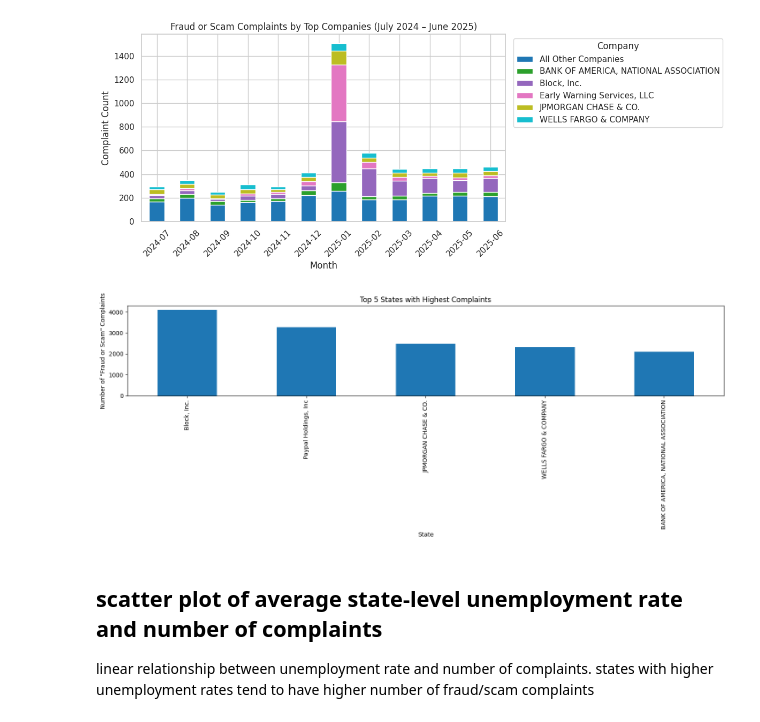
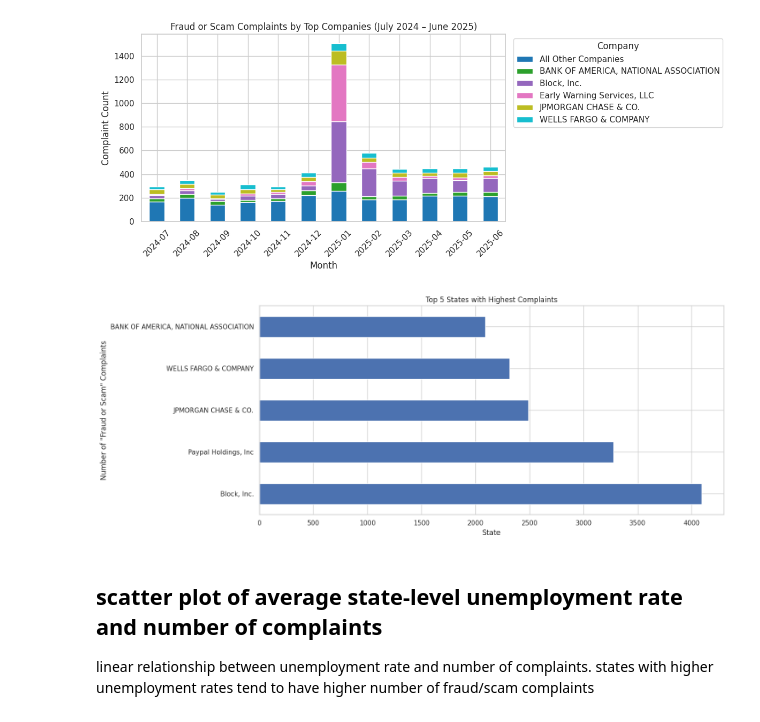
Before and after one commit to laurynjlittle/APST2047_Messy_Data_ML_Project, a Jupyter notebook: NB1_Messy_Data_Dataset_Preprocessing_JL.ipynb, the cells around one changed output. Cells and saved outputs as stored; diff of their text form; code cells hidden in the pictures.

```diff
--- a/NB1_Messy_Data_Dataset_Preprocessing_JL.ipynb
+++ b/NB1_Messy_Data_Dataset_Preprocessing_JL.ipynb
@@ -285,17 +301,6 @@ import seaborn as sns
 
 import pandas as pd
 
-# 1. Create numeric relief column safely
-if raw_data["monetary_relief"].dtype == "object":
-  raw_data["relief_num"] = (
-      raw_data["monetary_relief"]
-      .fillna("")
-      .str.lower()
-      .isin(["yes", "true", "1"])
-      .astype(int)
-  )
-else:
-  raw_data["relief_num"] = raw_data["monetary_relief"].fillna(0).astype(int)
 
 # 2. Complete mapping of all 93 issue strings into 5 macro categories
 issue_to_category = {
@@ -454,7 +459,7 @@ summary = (
     raw_data.groupby("issue_category")
     .agg(
         complaint_count=("complaint_id", "count"),
-        monetary_relief_pct=("relief_num", lambda s: round(s.mean() * 100, 2)),
+        monetary_relief_pct=("monetary_relief", lambda s: round(s.mean() * 100, 2)),
     )
     .sort_values("monetary_relief_pct", ascending=False)
 )
@@ -541,19 +546,6 @@ import seaborn as sns
 sns.set_theme(style="whitegrid")
 
 # 1. Ensure numeric relief indicator exists
-if "relief_num" not in raw_data.columns:
-  if "monetary_relief" in raw_data.columns:
-    raw_data["relief_num"] = (
-        raw_data["monetary_relief"]
-        .astype(str)
-        .str.lower()
-        .isin(["yes", "true", "1"])
-        .astype(int)
-    )
-  else:
-    raw_data["relief_num"] = (
-        raw_data["Relief_Status"] == "Monetary Relief"
-    ).astype(int)
 
 us_states = {
     "AL",
@@ -614,9 +606,9 @@ df_states = raw_data[raw_data["state"].isin(us_states)].copy()
 state_summary = (
     df_states.groupby("state", as_index=False)
     .agg(
-        total_complaints=("relief_num", "count"),
-        approved_count=("relief_num", "sum"),
-        approval_pct=("relief_num", lambda s: s.mean() * 100),
+        total_complaints=("monetary_relief", "count"),
+        approved_count=("monetary_relief", "sum"),
+        approval_pct=("monetary_relief", lambda s: s.mean() * 100),
     )
     .sort_values("total_complaints", ascending=False)
 )
@@ -1240,16 +1228,16 @@ plt.show()
 # %%
 fig, ax = plt.subplots(figsize=(15, 6))
 state_complaints = fraud_df.groupby(['company'])['consumer_complaint_narrative'].count()
 state_complaints.sort_values(ascending=False, inplace=True)
 
 
-state_complaints[:5].plot(kind='bar', ax=ax)
+state_complaints[:5].plot(kind='barh', ax=ax)
 ax.set_xlabel('State')
 ax.set_ylabel('Number of "Fraud or Scam" Complaints')
 ax.set_title('Top 5 States with Highest Complaints')
 plt.tight_layout()
 # %% [output]
-[figure, old version]
+[figure, new version]
 # %% [markdown]
 ## scatter plot of average state-level  unemployment rate and number of complaints
 
```
Also changed, not shown: parts of 13 cells of this notebook.
